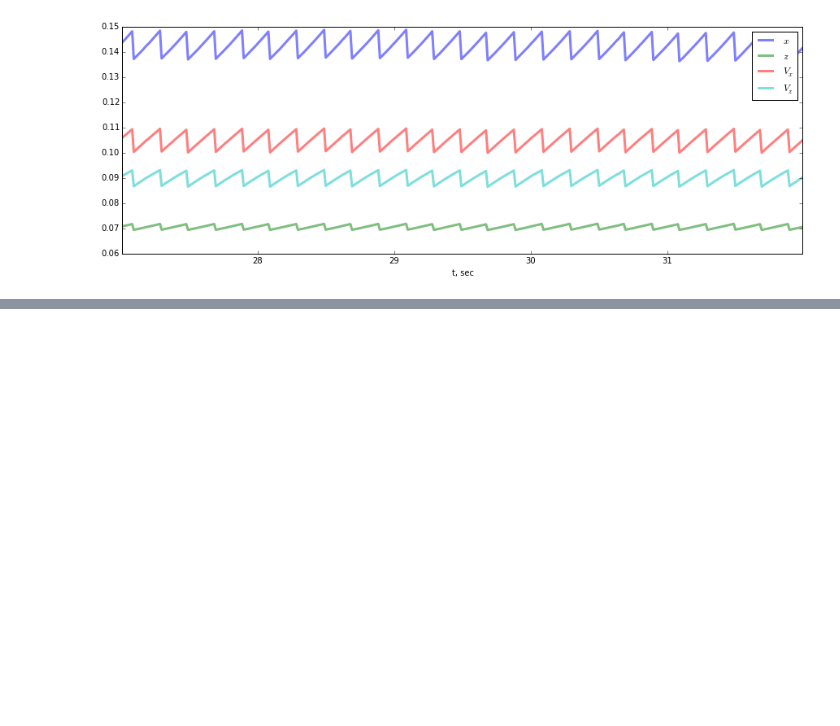
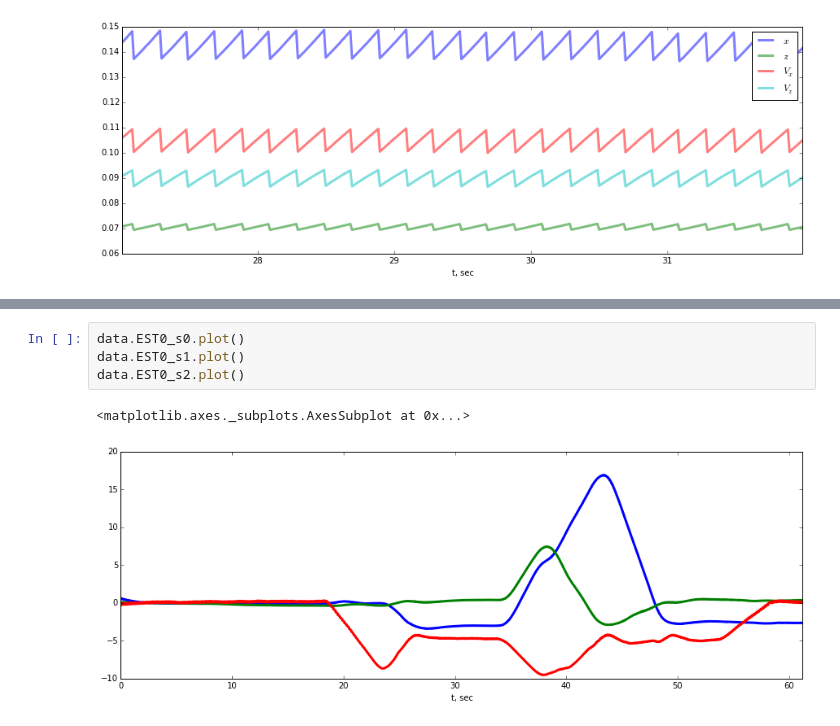
Before and after one commit to dronecrew/px4tools, a Jupyter notebook: notebooks/Sensor Statistics.ipynb, the cells around one changed output, grey strips where cells are left out. Drawn from its saved outputs; the diff is of its cells as text; blank space fills up the shorter version.

```diff
--- a/notebooks/Sensor Statistics.ipynb
+++ b/notebooks/Sensor Statistics.ipynb
@@ -162,0 +176,7 @@ cov_analysis(data_ground)
+# %%
+data.EST0_s0.plot()
+data.EST0_s1.plot()
+data.EST0_s2.plot()
+# %% [output]
+<matplotlib.axes._subplots.AxesSubplot at 0x...>
+[figure, added]
```
Also changed, not shown: parts of 15 cells of this notebook, 5 other files.
